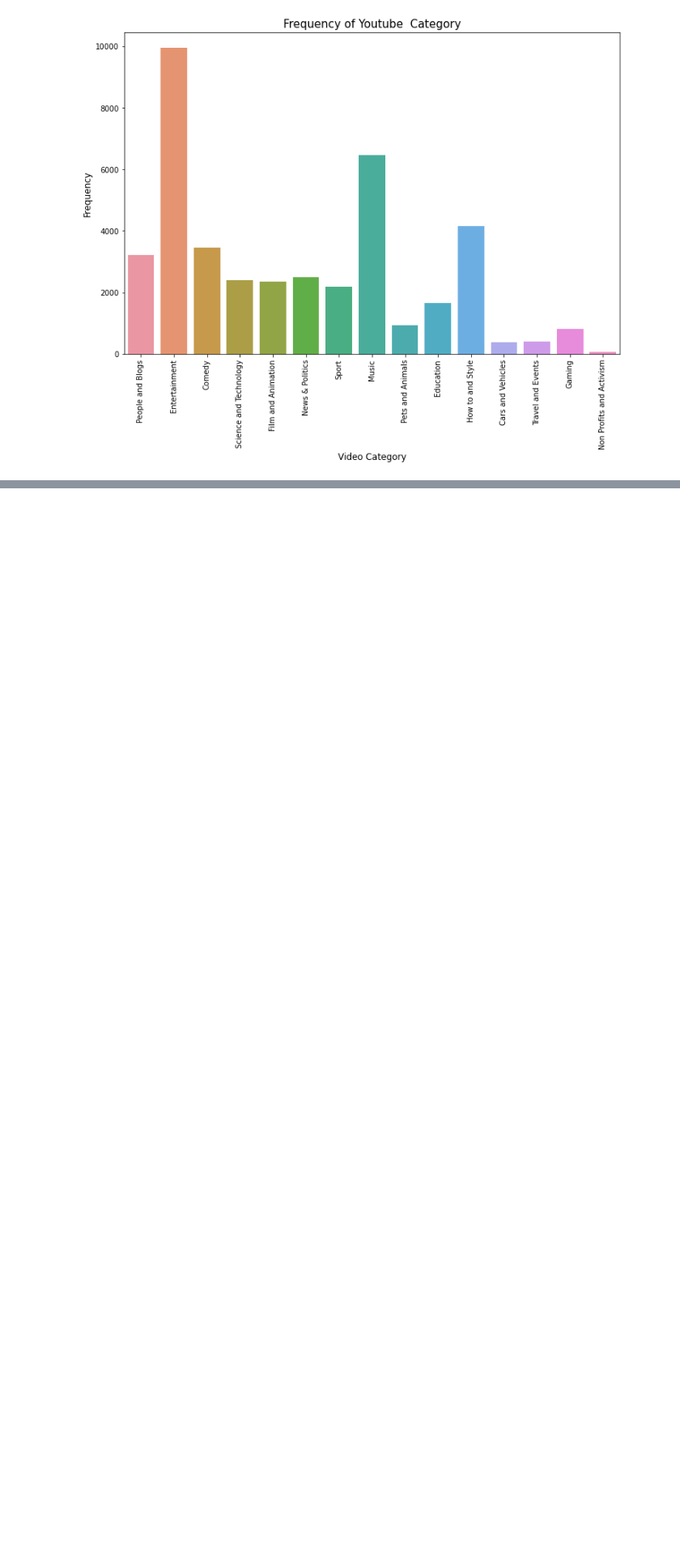
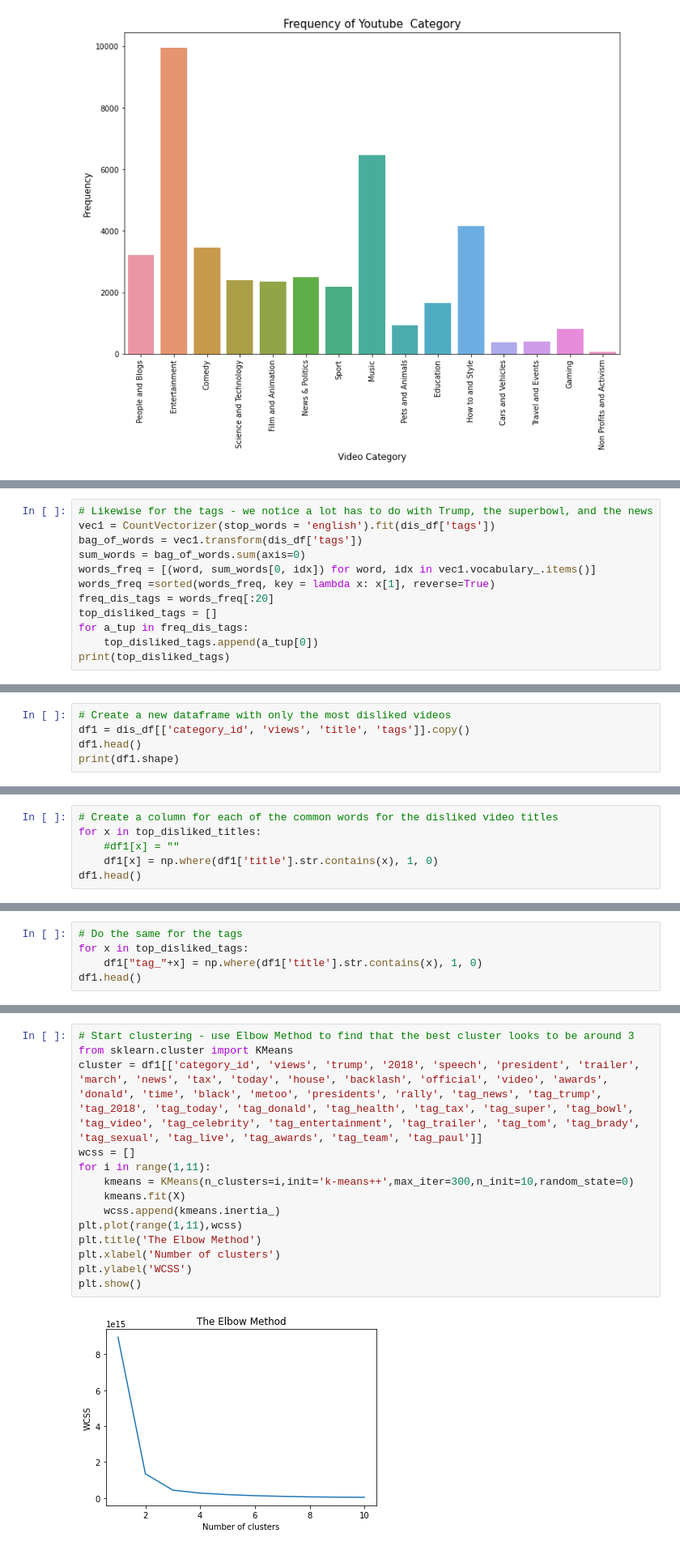
Before and after one commit to warwickwei/CS5112_project_youtube_clustering, a Jupyter notebook: YouTube_Clustering_2.0.ipynb, the cells around one changed output, grey strips where cells are left out. Shown at 81% size. Drawn from its saved outputs; the diff is of its cells as text; blank space fills up the shorter version.

```diff
--- a/YouTube_Clustering_2.0.ipynb
+++ b/YouTube_Clustering_2.0.ipynb
@@ -157,0 +179,12 @@ print(top_channels)
+# %%
+# Likewise for the tags - we notice a lot has to do with Trump, the superbowl, and the news
+vec1 = CountVectorizer(stop_words = 'english').fit(dis_df['tags'])
+bag_of_words = vec1.transform(dis_df['tags'])
+sum_words = bag_of_words.sum(axis=0)
+words_freq = [(word, sum_words[0, idx]) for word, idx in vec1.vocabulary_.items()]
+words_freq =sorted(words_freq, key = lambda x: x[1], reverse=True)
+freq_dis_tags = words_freq[:20]
+top_disliked_tags = []
+for a_tup in freq_dis_tags:
+    top_disliked_tags.append(a_tup[0])
+print(top_disliked_tags)
@@ -157,0 +193,5 @@ print(top_channels)
+# %%
+# Create a new dataframe with only the most disliked videos
+df1 = dis_df[['category_id', 'views', 'title', 'tags']].copy()
+df1.head()
+print(df1.shape)
@@ -157,0 +200,6 @@ print(top_channels)
+# %%
+# Create a column for each of the common words for the disliked video titles
+for x in top_disliked_titles:
+    #df1[x] = ""
+    df1[x] = np.where(df1['title'].str.contains(x), 1, 0)
+df1.head()
@@ -157,0 +214,5 @@ print(top_channels)
+# %%
+# Do the same for the tags
+for x in top_disliked_tags:
+    df1["tag_"+x] = np.where(df1['title'].str.contains(x), 1, 0)
+df1.head()
@@ -157,0 +227,16 @@ print(top_channels)
+# %%
+# Start clustering - use Elbow Method to find that the best cluster looks to be around 3
+from sklearn.cluster import KMeans
+cluster = df1[['category_id', 'views', 'trump', '2018', 'speech', 'president', 'trailer', 'march', 'news', 'tax', 'today', 'house', 'backlash', 'official', 'video', 'awards', 'donald', 'time', 'black', 'metoo', 'presidents', 'rally', 'tag_news', 'tag_trump', 'tag_2018', 'tag_today', 'tag_donald', 'tag_health', 'tag_tax', 'tag_super', 'tag_bowl', 'tag_video', 'tag_celebrity', 'tag_entertainment', 'tag_trailer', 'tag_tom', 'tag_brady', 'tag_sexual', 'tag_live', 'tag_awards', 'tag_team', 'tag_paul']]
+wcss = []
+for i in range(1,11):
+    kmeans = KMeans(n_clusters=i,init='k-means++',max_iter=300,n_init=10,random_state=0)
+    kmeans.fit(X)
+    wcss.append(kmeans.inertia_)
+plt.plot(range(1,11),wcss)
+plt.title('The Elbow Method')
+plt.xlabel('Number of clusters')
+plt.ylabel('WCSS')
+plt.show()
+# %% [output]
+[figure, added]
```
Also changed, not shown: parts of 16 cells of this notebook.
